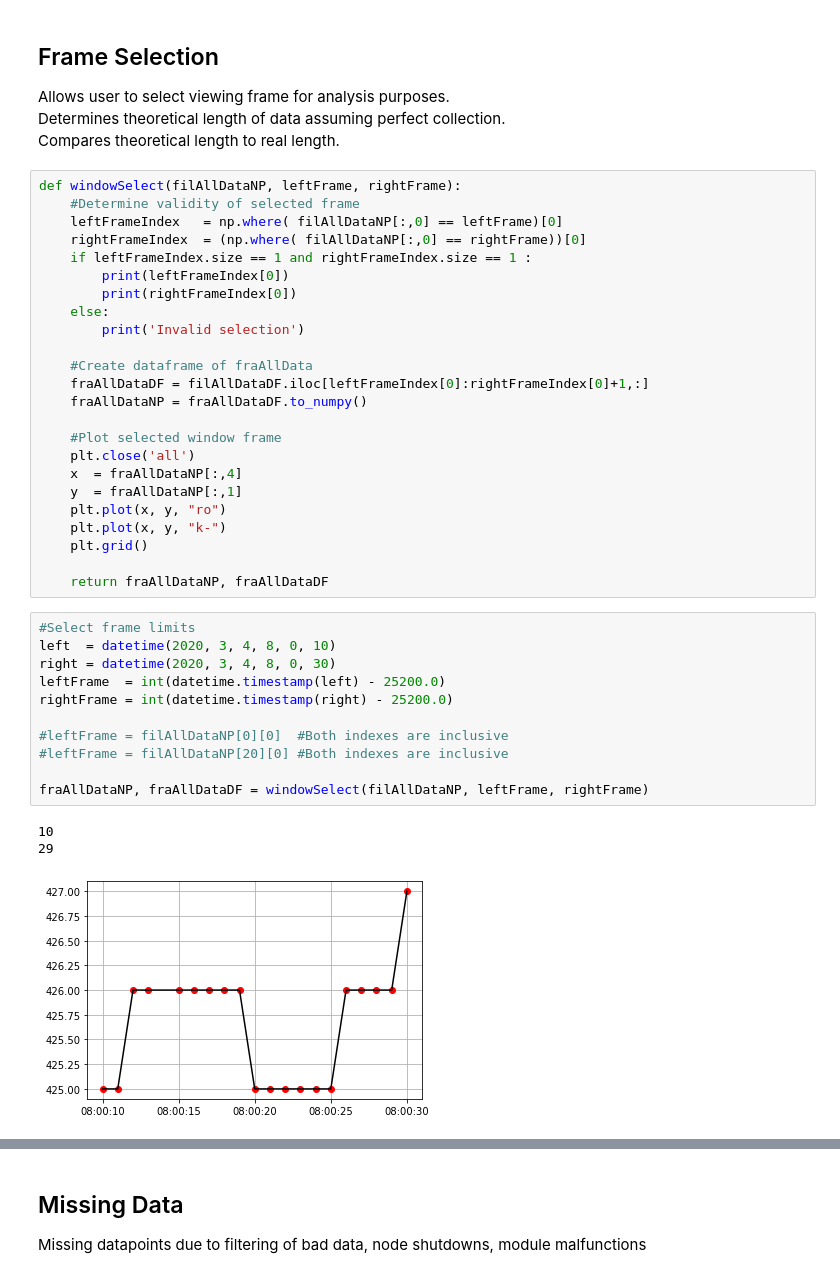
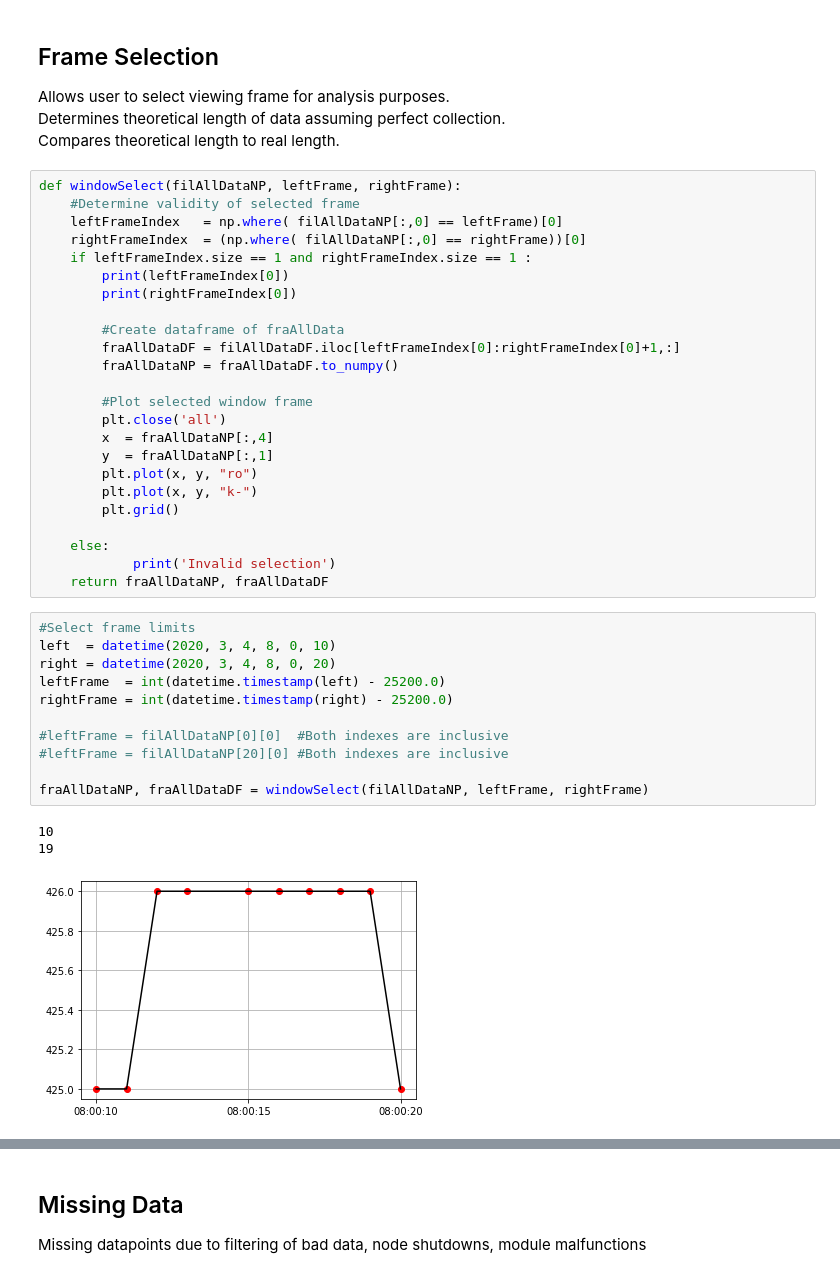
Before and after one commit to RiceAllDay22/WirelessSensorNetwork, a Jupyter notebook: Analysis/Analyzer V2.ipynb, the cells around one changed output, grey strips where cells are left out. Drawn from its saved outputs; the diff is of its cells as text.

Commit message:
Improved frame selector

```diff
--- a/Analysis/Analyzer V2.ipynb
+++ b/Analysis/Analyzer V2.ipynb
@@ -185,37 +185,37 @@ def windowSelect(filAllDataNP, leftFrame, rightFrame):
     if leftFrameIndex.size == 1 and rightFrameIndex.size == 1 :
         print(leftFrameIndex[0])
         print(rightFrameIndex[0])
+
+        #Create dataframe of fraAllData
+        fraAllDataDF = filAllDataDF.iloc[leftFrameIndex[0]:rightFrameIndex[0]+1,:]
+        fraAllDataNP = fraAllDataDF.to_numpy()
+
+        #Plot selected window frame
+        plt.close('all')
+        x  = fraAllDataNP[:,4]
+        y  = fraAllDataNP[:,1]
+        plt.plot(x, y, "ro")
+        plt.plot(x, y, "k-")
+        plt.grid()
+
     else:
-        print('Invalid selection')
-
-    #Create dataframe of fraAllData
-    fraAllDataDF = filAllDataDF.iloc[leftFrameIndex[0]:rightFrameIndex[0]+1,:]
-    fraAllDataNP = fraAllDataDF.to_numpy()
-
-    #Plot selected window frame
-    plt.close('all')
-    x  = fraAllDataNP[:,4]
-    y  = fraAllDataNP[:,1]
-    plt.plot(x, y, "ro")
-    plt.plot(x, y, "k-")
-    plt.grid()
-
+            print('Invalid selection')
     return fraAllDataNP, fraAllDataDF
 # %%
 #Select frame limits
 left  = datetime(2020, 3, 4, 8, 0, 10)
-right = datetime(2020, 3, 4, 8, 0, 30)
+right = datetime(2020, 3, 4, 8, 0, 20)
 leftFrame  = int(datetime.timestamp(left) - 25200.0)
 rightFrame = int(datetime.timestamp(right) - 25200.0)
 
 #leftFrame = filAllDataNP[0][0]  #Both indexes are inclusive
 #leftFrame = filAllDataNP[20][0] #Both indexes are inclusive
 
 fraAllDataNP, fraAllDataDF = windowSelect(filAllDataNP, leftFrame, rightFrame)
 # %% [output]
 10
-29
+19
-[figure, old version]
+[figure, new version]
 # %%
 fraAllDataDF
 # %% [output]
```
Also changed, not shown: parts of 1 cell of this notebook.
